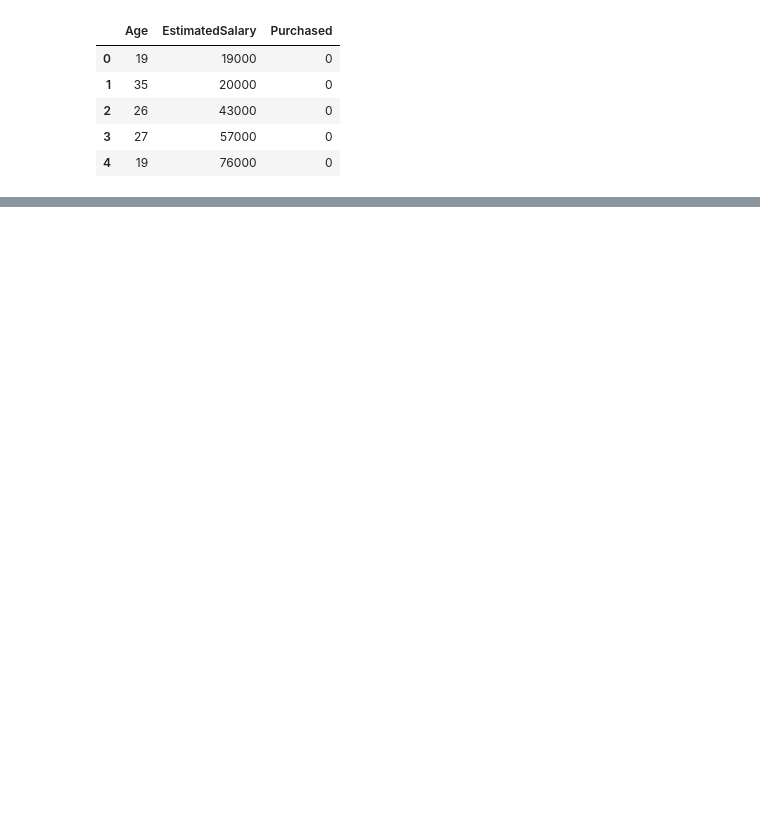
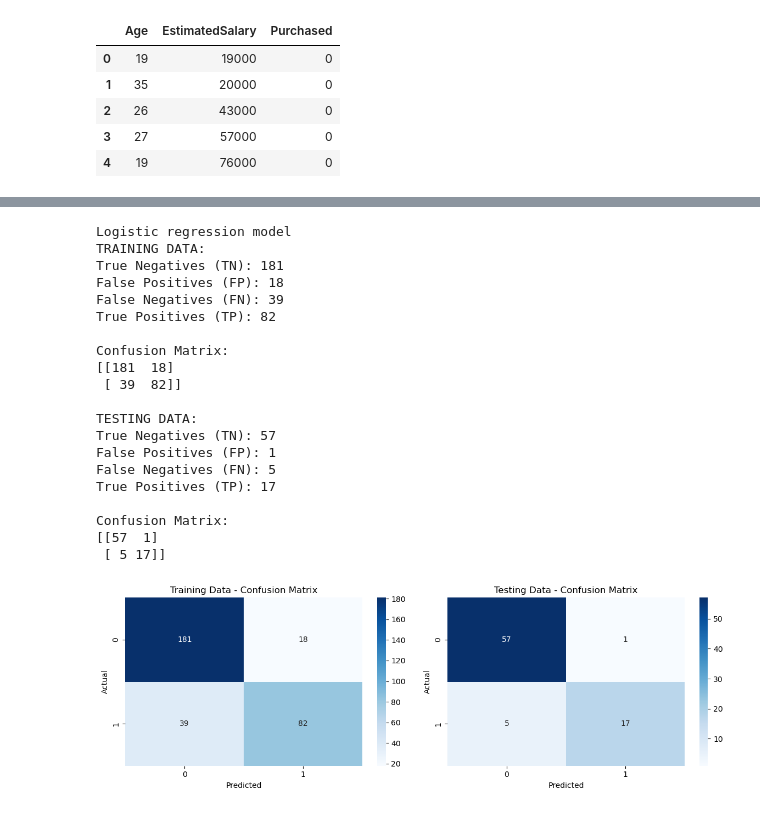
Before and after one commit to paramcgwala-crypto/param_pythonand_ml_turtle_graphic_proper_notation, a Jupyter notebook: python_ml_data_analatics_in_class_carrertronic/social_network_ads.ipynb, the cells around one changed output, grey strips where cells are left out. Saved outputs shown, nothing was run; the diff lists cells and outputs as text; code cells hidden in the pictures; blank space fills up the shorter version.

```diff
--- a/python_ml_data_analatics_in_class_carrertronic/social_network_ads.ipynb
+++ b/python_ml_data_analatics_in_class_carrertronic/social_network_ads.ipynb
@@ -88,0 +102,73 @@ weighted avg       0.87      0.86      0.86        80
+# %%
+import seaborn as sns
+
+import matplotlib.pyplot as plt
+
+# Create confusion matrices for both training and testing data
+y_train_pred = model.predict(x_train)
+cm_train = confusion_matrix(y_train, y_train_pred)
+cm_test = confusion_matrix(y_test, y_pred)
+
+# Create labels for confusion matrix
+labels = ['TN', 'FP', 'FN', 'TP']
+
+# Extract TP, TN, FP, FN for training data
+tn_train, fp_train, fn_train, tp_train = cm_train.ravel()
+
+# Extract TP, TN, FP, FN for testing data
+tn_test, fp_test, fn_test, tp_test = cm_test.ravel()
+
+# Display results
+print ("Logistic regression model")
+
+print("TRAINING DATA:")
+print(f"True Negatives (TN): {tn_train}")
+print(f"False Positives (FP): {fp_train}")
+print(f"False Negatives (FN): {fn_train}")
+print(f"True Positives (TP): {tp_train}")
+print(f"\nConfusion Matrix:\n{cm_train}\n")
+
+print("TESTING DATA:")
+print(f"True Negatives (TN): {tn_test}")
+print(f"False Positives (FP): {fp_test}")
+print(f"False Negatives (FN): {fn_test}")
+print(f"True Positives (TP): {tp_test}")
+print(f"\nConfusion Matrix:\n{cm_test}\n")
+
+# Visualize confusion matrices
+fig, axes = plt.subplots(1, 2, figsize=(12, 4))
+
+sns.heatmap(cm_train, annot=True, fmt='d', cmap='Blues', ax=axes[0])
+axes[0].set_title('Training Data - Confusion Matrix')
+axes[0].set_ylabel('Actual')
+axes[0].set_xlabel('Predicted')
+
+sns.heatmap(cm_test, annot=True, fmt='d', cmap='Blues', ax=axes[1])
+axes[1].set_title('Testing Data - Confusion Matrix')
+axes[1].set_ylabel('Actual')
+axes[1].set_xlabel('Predicted')
+
+plt.tight_layout()
+plt.show()
+# %% [output]
+Logistic regression model
+TRAINING DATA:
+True Negatives (TN): 181
+False Positives (FP): 18
+False Negatives (FN): 39
+True Positives (TP): 82
+
+Confusion Matrix:
+[[181  18]
+ [ 39  82]]
+
+TESTING DATA:
+True Negatives (TN): 57
+False Positives (FP): 1
+False Negatives (FN): 5
+True Positives (TP): 17
+
+Confusion Matrix:
+[[57  1]
+ [ 5 17]]
+[figure, added]
```
Also changed, not shown: parts of 8 cells of this notebook, 47 other files.
